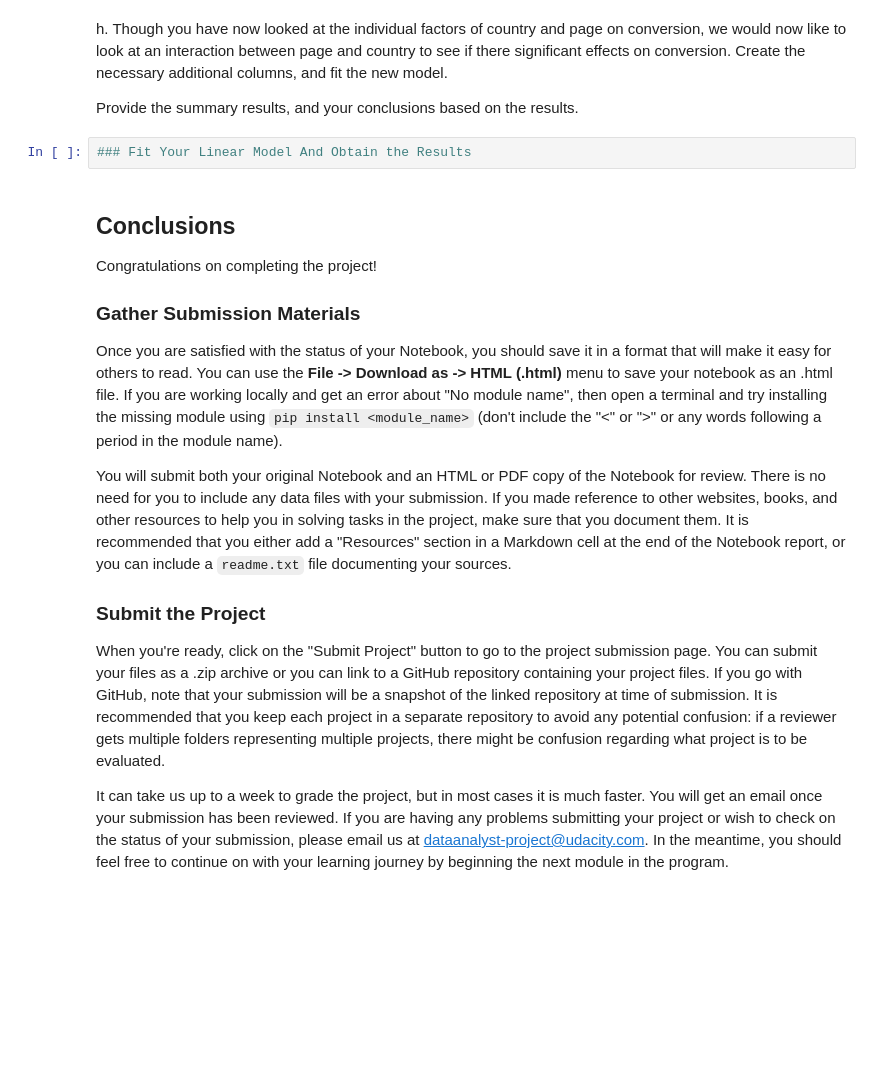
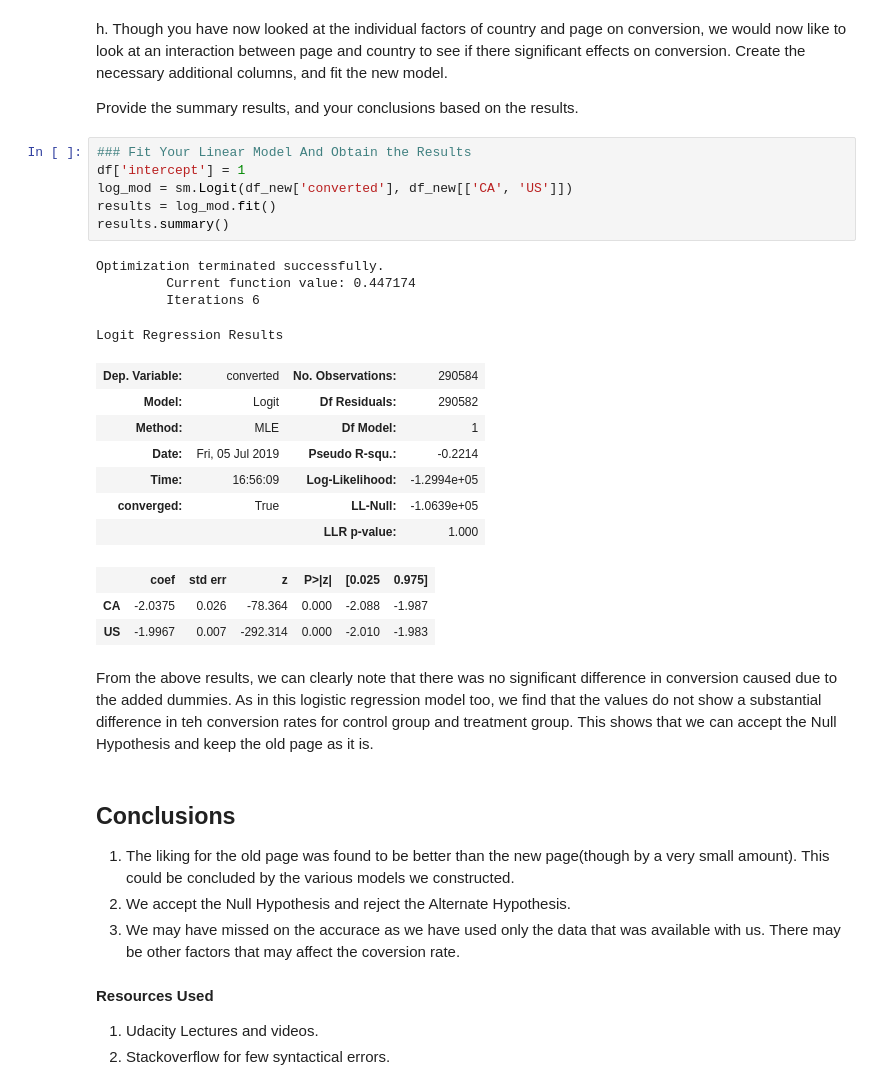
Before and after one commit to gautamgadiyar/AB_Test_Analysis, a Jupyter notebook: Analyze_ab_test_results_notebook.ipynb, the cells around one changed output. Drawn from its saved outputs; the diff is of its cells as text; blank space fills up the shorter version.

```diff
--- a/Analyze_ab_test_results_notebook.ipynb
+++ b/Analyze_ab_test_results_notebook.ipynb
@@ -396,20 +472,37 @@ h. Though you have now looked at the individual factors of country and page on c
 Provide the summary results, and your conclusions based on the results.
 # %%
 ### Fit Your Linear Model And Obtain the Results
+df['intercept'] = 1
+log_mod = sm.Logit(df_new['converted'], df_new[['CA', 'US']])
+results = log_mod.fit()
+results.summary()
+# %% [output]
+Optimization terminated successfully.
+         Current function value: 0.447174
+         Iterations 6
+Logit Regression Results
+| Dep. Variable: | converted | No. Observations: | 290584 |
+| Model: | Logit | Df Residuals: | 290582 |
+| Method: | MLE | Df Model: | 1 |
+| Date: | Fri, 05 Jul 2019 | Pseudo R-squ.: | -0.2214 |
+| Time: | 16:56:09 | Log-Likelihood: | -1.2994e+05 |
+| converged: | True | LL-Null: | -1.0639e+05 |
+|  |  | LLR p-value: | 1.000 |
+|  | coef | std err | z | P>|z| | [0.025 | 0.975] |
+| CA | -2.0375 | 0.026 | -78.364 | 0.000 | -2.088 | -1.987 |
+| US | -1.9967 | 0.007 | -292.314 | 0.000 | -2.010 | -1.983 |
-# %% [markdown]
-<a id='conclusions'></a>
-## Conclusions
-
-Congratulations on completing the project!
-
-### Gather Submission Materials
-
-Once you are satisfied with the status of your Notebook, you should save it in a format that will make it easy for others to read. You can use the __File -> Download as -> HTML (.html)__ menu to save your notebook as an .html file. If you are working locally and get an error about "No module name", then open a terminal and try installing the missing module using `pip install <module_name>` (don't include the "<" or ">" or any words following a period in the module name).
-
-You will submit both your original Notebook and an HTML or PDF copy of the Notebook for review. There is no need for you to include any data files with your submission. If you made reference to other websites, books, and other resources to help you in solving tasks in the project, make sure that you document them. It is recommended that you either add a "Resources" section in a Markdown cell at the end of the Notebook report, or you can include a `readme.txt` file documenting your sources.
-
-### Submit the Project
-
-When you're ready, click on the "Submit Project" button to go to the project submission page. You can submit your files as a .zip archive or you can link to a GitHub repository containing your project files. If you go with GitHub, note that your submission will be a snapshot of the linked repository at time of submission. It is recommended that you keep each project in a separate repository to avoid any potential confusion: if a reviewer gets multiple folders representing multiple projects, there might be confusion regarding what project is to be evaluated.
-
-It can take us up to a week to grade the project, but in most cases it is much faster. You will get an email once your submission has been reviewed. If you are having any problems submitting your project or wish to check on the status of your submission, please email us at dataanalyst-project@udacity.com. In the meantime, you should feel free to continue on with your learning journey by beginning the next module in the program.
+# %% [markdown]
+From the above results, we can clearly note that there was no significant difference in conversion caused due to the added dummies.
+As in this logistic regression model too, we find that the values do not show a substantial difference in teh conversion rates for control group and treatment group.
+This shows that we can accept the Null Hypothesis and keep the old page as it is.
+# %% [markdown]
+<a id='conclusions'></a>
+## Conclusions
+
+1. The liking for the old page was found to be better than the new page(though by a very small amount). This could be concluded by the various models we constructed.
+2. We accept the Null Hypothesis and reject the Alternate Hypothesis.
+3. We may have missed on the accurace as we have used only the data that was available with us. There may be other factors that may affect the coversion rate.
+# %% [markdown]
+**Resources Used**<br>
+1. Udacity Lectures and videos.
+2. Stackoverflow for few syntactical errors.
```
Also changed, not shown: parts of 16 cells of this notebook.
